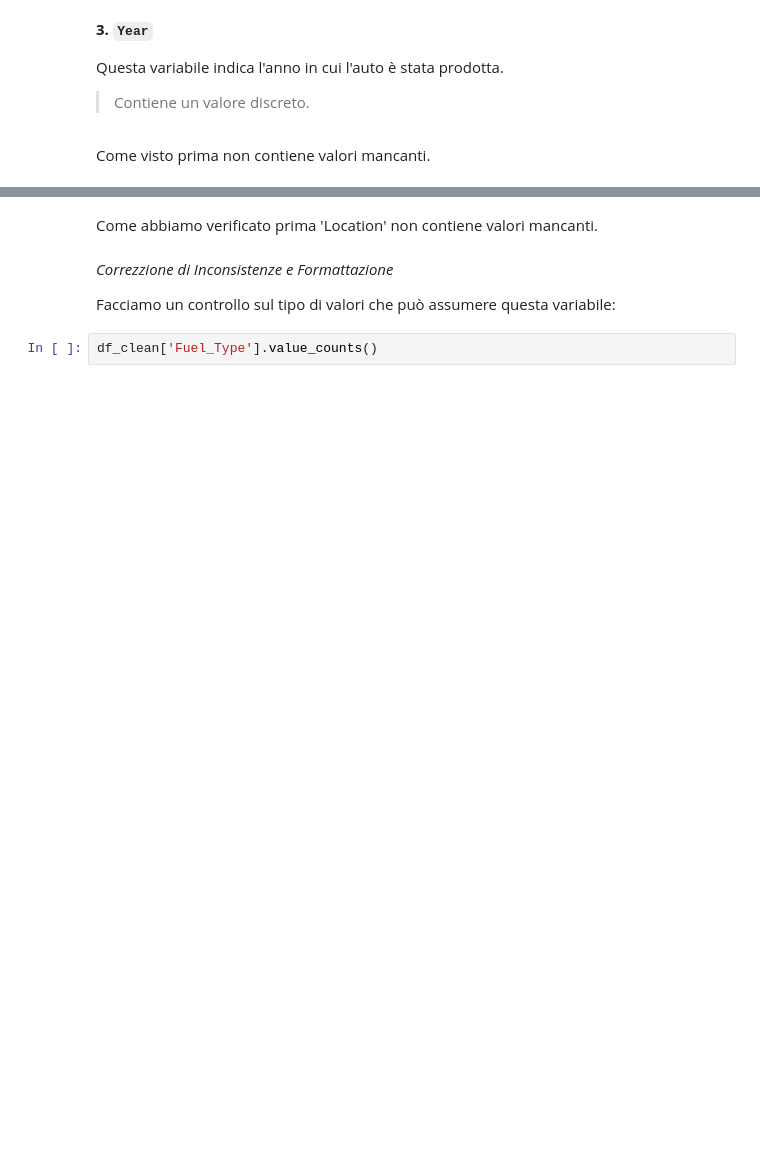
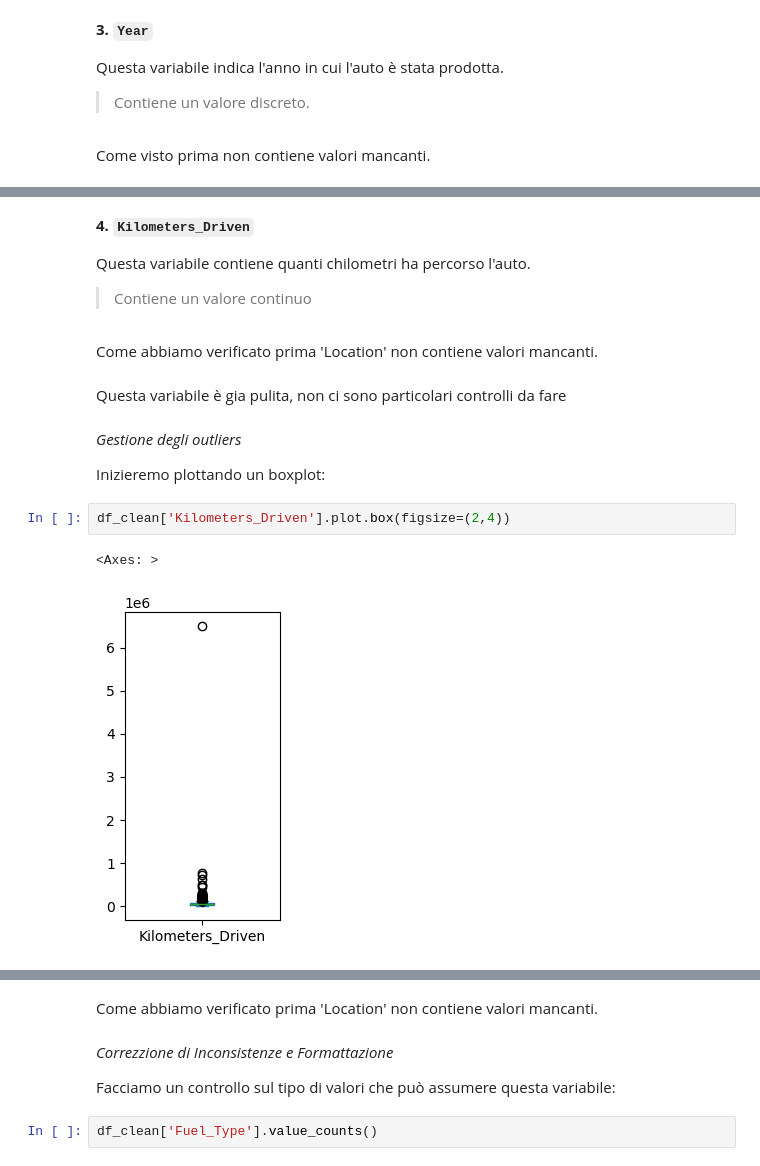
Before and after one commit to fragreco04/progetto-fad-2526, a Jupyter notebook: notebooks/completed/parte-1.ipynb, the cells around one changed output, grey strips where cells are left out. Saved outputs shown, nothing was run; the diff lists cells and outputs as text; blank space fills up the shorter version.

```diff
--- a/notebooks/completed/parte-1.ipynb
+++ b/notebooks/completed/parte-1.ipynb
@@ -256,0 +287,19 @@ Age creata con successo.
+# %% [markdown]
+**4. `Kilometers_Driven`**
+
+Questa variabile contiene quanti chilometri ha percorso l'auto.
+
+> Contiene un valore continuo
+# %% [markdown]
+Come abbiamo verificato prima 'Location' non contiene valori mancanti.
+# %% [markdown]
+Questa variabile è gia pulita, non ci sono particolari controlli da fare
+# %% [markdown]
+*Gestione degli outliers*
+
+Inizieremo plottando un boxplot:
+# %%
+df_clean['Kilometers_Driven'].plot.box(figsize=(2,4))
+# %% [output]
+<Axes: >
+[figure, added]
```
Also changed, not shown: parts of 99 cells of this notebook, 4 other files.
